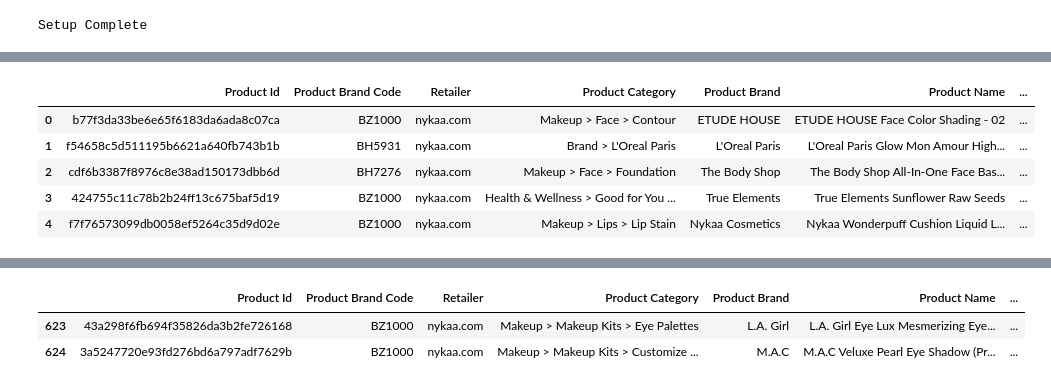
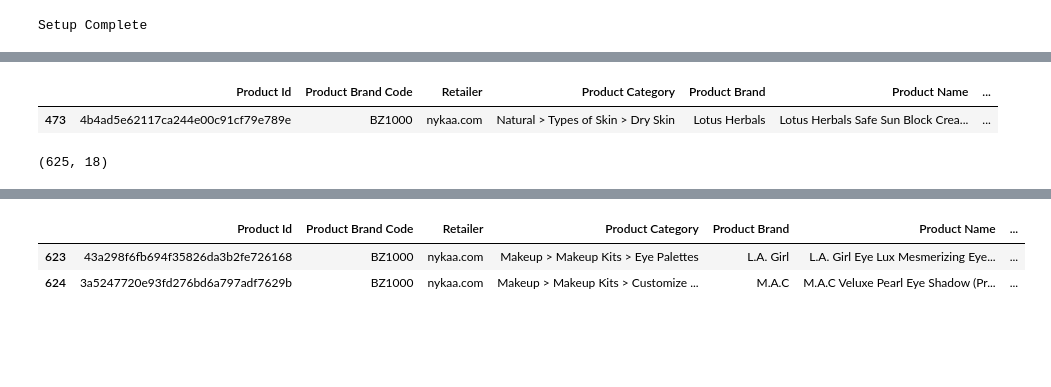
Before and after one commit to Velanjali/Basic-ML, a Jupyter notebook: Nykaa_Products_Review.ipynb, the cells around one changed output, grey strips where cells are left out. Saved outputs shown, nothing was run; the diff lists cells and outputs as text; code cells hidden in the pictures; blank space fills up the shorter version.

```diff
--- a/Nykaa_Products_Review.ipynb
+++ b/Nykaa_Products_Review.ipynb
@@ -13,10 +21,10 @@ Setup Complete
 # %%
 prd=pd.read_csv("Nykaa_Product_Review[1].csv")
-prd.head(5)
+prd.sample()                                #to display the sample row.
 # %% [output]
 |  | Product Id | Product Brand Code | Retailer | Product Category | Product Brand | Product Name | ... |
-| 0 | b77f3da33be6e65f6183da6ada8c07ca | BZ1000 | nykaa.com | Makeup > Face > Contour | ETUDE HOUSE | ETUDE HOUSE Face Color Shading - 02 | ... |
-| 1 | f54658c5d511195b6621a640fb743b1b | BH5931 | nykaa.com | Brand > L'Oreal Paris | L'Oreal Paris | L'Oreal Paris Glow Mon Amour High... | ... |
-| 2 | cdf6b3387f8976c8e38ad150173dbb6d | BH7276 | nykaa.com | Makeup > Face > Foundation | The Body Shop | The Body Shop All-In-One Face Bas... | ... |
-| 3 | 424755c11c78b2b24ff13c675baf5d19 | BZ1000 | nykaa.com | Health & Wellness > Good for You ... | True Elements | True Elements Sunflower Raw Seeds | ... |
-| 4 | f7f76573099db0058ef5264c35d9d02e | BZ1000 | nykaa.com | Makeup > Lips > Lip Stain | Nykaa Cosmetics | Nykaa Wonderpuff Cushion Liquid L... | ... |
+| 473 | 4b4ad5e62117ca244e00c91cf79e789e | BZ1000 | nykaa.com | Natural > Types of Skin > Dry Skin | Lotus Herbals | Lotus Herbals Safe Sun Block Crea... | ... |
+# %%
+prd.shape                     #to display how many rows and columns are present in data.
+# %% [output]
+(625, 18)
```
Also changed, not shown: parts of 25 cells of this notebook.
